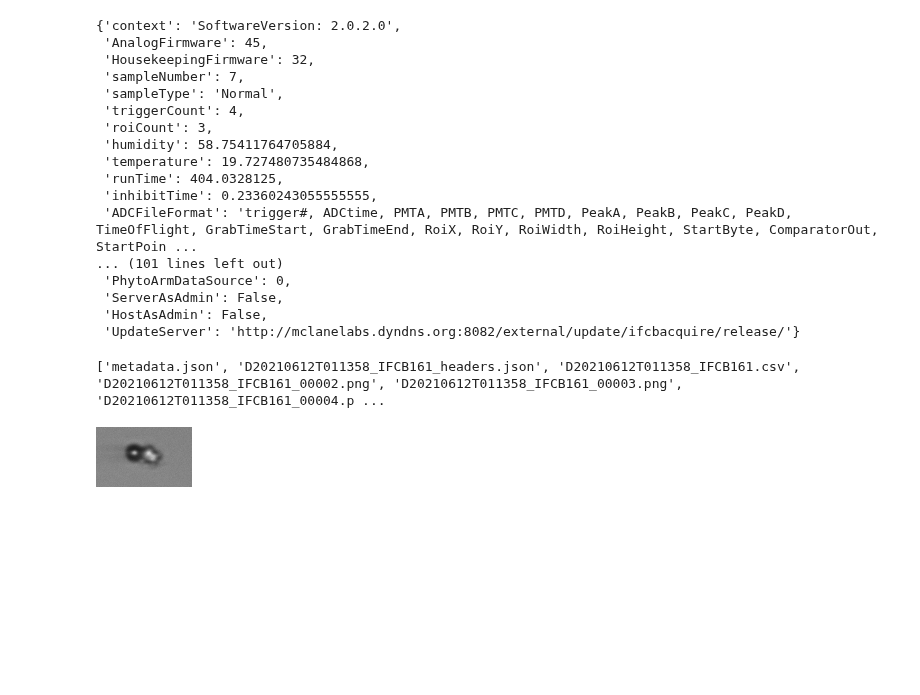
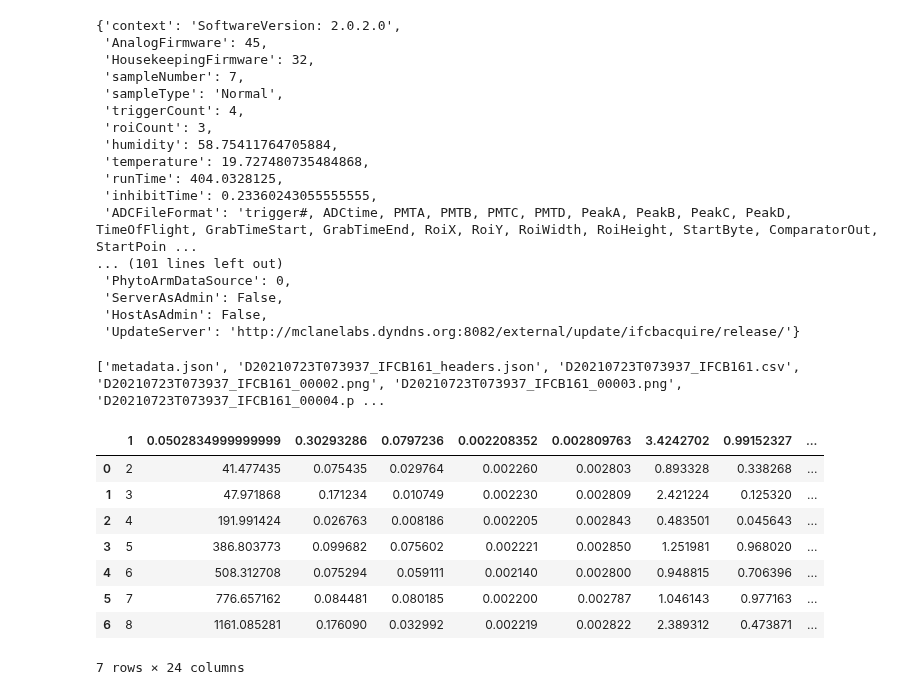
Before and after one commit to patcdaniel/ifcb-scripts, a Jupyter notebook: notebooks/ifcb-raw-view-images.ipynb, the cells around one changed output. Saved outputs shown, nothing was run; the diff lists cells and outputs as text; code cells hidden in the pictures; blank space fills up the shorter version.

```diff
--- a/notebooks/ifcb-raw-view-images.ipynb
+++ b/notebooks/ifcb-raw-view-images.ipynb
@@ -97,14 +98,23 @@ files.headers
 files.to_zip("{}.zip".format(os.path.basename(os.path.splitext(fname)[0]))) # This will create a zip of the .pngs from the ROI files
 # %%
 # You can open the zip get the filenames or even open them
-with zipfile.ZipFile("D20210612T011358_IFCB161.zip", "r") as zip_data:
+with zipfile.ZipFile("../data/D20210723T073937_IFCB161.zip", "r") as zip_data:
         content_list = zip_data.namelist()
         print(content_list)
-        img_bytes = zip_data.open("D20210612T011358_IFCB161_00004.png")          # 1
-        img_data = Image.open(img_bytes)
+        img_bytes = zip_data.open("D20210723T073937_IFCB161.csv")          # 1
+#         img_data = Image.open(img_bytes)
 # %% [output]
-['metadata.json', 'D20210612T011358_IFCB161_headers.json', 'D20210612T011358_IFCB161.csv', 'D20210612T011358_IFCB161_00002.png', 'D20210612T011358_IFCB161_00003.png', 'D20210612T011358_IFCB161_00004.p ...
+['metadata.json', 'D20210723T073937_IFCB161_headers.json', 'D20210723T073937_IFCB161.csv', 'D20210723T073937_IFCB161_00002.png', 'D20210723T073937_IFCB161_00003.png', 'D20210723T073937_IFCB161_00004.p ...
-# %%
-img_data
-# %% [output]
-[figure, removed]
+# %%
+import pandas as pd
+pd.read_csv(img_bytes)
+# %% [output]
+|  | 1 | 0.0502834999999999 | 0.30293286 | 0.0797236 | 0.002208352 | 0.002809763 | 3.4242702 | 0.99152327 | ... |
+| 0 | 2 | 41.477435 | 0.075435 | 0.029764 | 0.002260 | 0.002803 | 0.893328 | 0.338268 | ... |
+| 1 | 3 | 47.971868 | 0.171234 | 0.010749 | 0.002230 | 0.002809 | 2.421224 | 0.125320 | ... |
+| 2 | 4 | 191.991424 | 0.026763 | 0.008186 | 0.002205 | 0.002843 | 0.483501 | 0.045643 | ... |
+| 3 | 5 | 386.803773 | 0.099682 | 0.075602 | 0.002221 | 0.002850 | 1.251981 | 0.968020 | ... |
+| 4 | 6 | 508.312708 | 0.075294 | 0.059111 | 0.002140 | 0.002800 | 0.948815 | 0.706396 | ... |
+| 5 | 7 | 776.657162 | 0.084481 | 0.080185 | 0.002200 | 0.002787 | 1.046143 | 0.977163 | ... |
+| 6 | 8 | 1161.085281 | 0.176090 | 0.032992 | 0.002219 | 0.002822 | 2.389312 | 0.473871 | ... |
+7 rows × 24 columns
```
Also changed, not shown: parts of 2 cells of this notebook, 2 other files.
